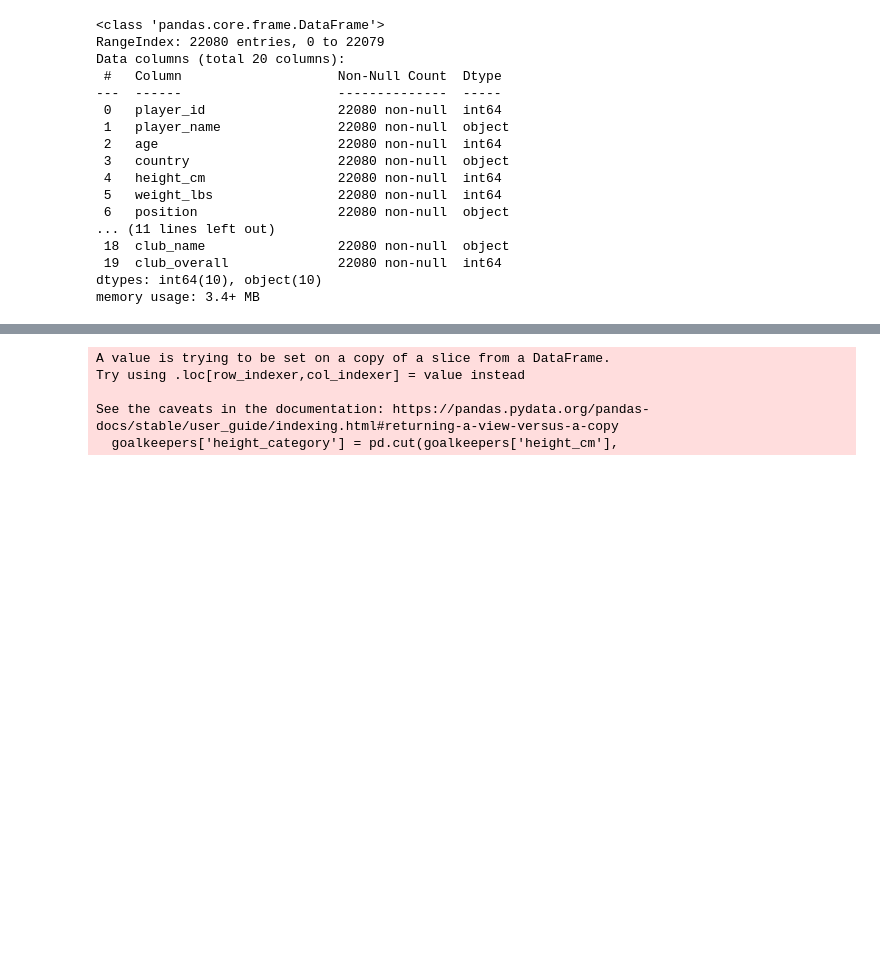
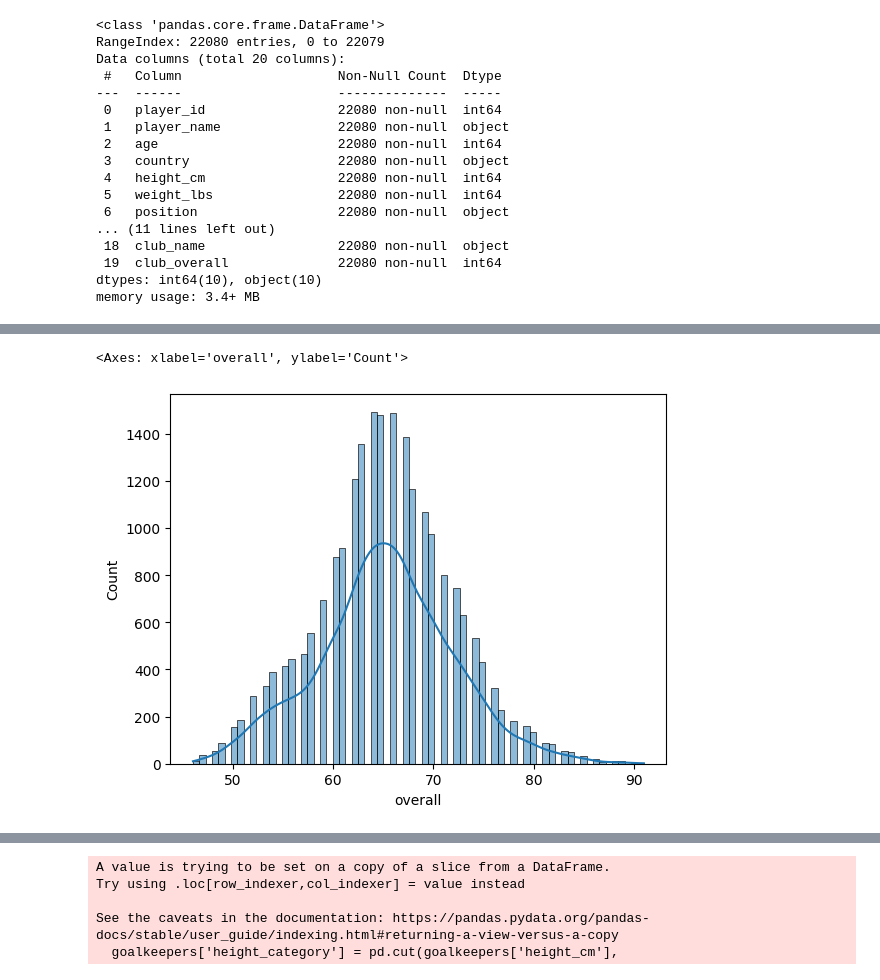
Before and after one commit to Geoffrey0pv/Football_Data_Analytics, a Jupyter notebook: Taller_1.ipynb, the cells around one changed output, grey strips where cells are left out. Cells and saved outputs as stored; diff of their text form; code cells hidden in the pictures; blank space fills up the shorter version.

```diff
--- a/Taller_1.ipynb
+++ b/Taller_1.ipynb
@@ -162,0 +217,6 @@ colombia_league
+# %%
+dataset['overall'].describe()
+sns.histplot(dataset['overall'], kde=True)
+# %% [output]
+<Axes: xlabel='overall', ylabel='Count'>
+[figure, added]
```
Also changed, not shown: parts of 69 cells of this notebook, 4 other files.
